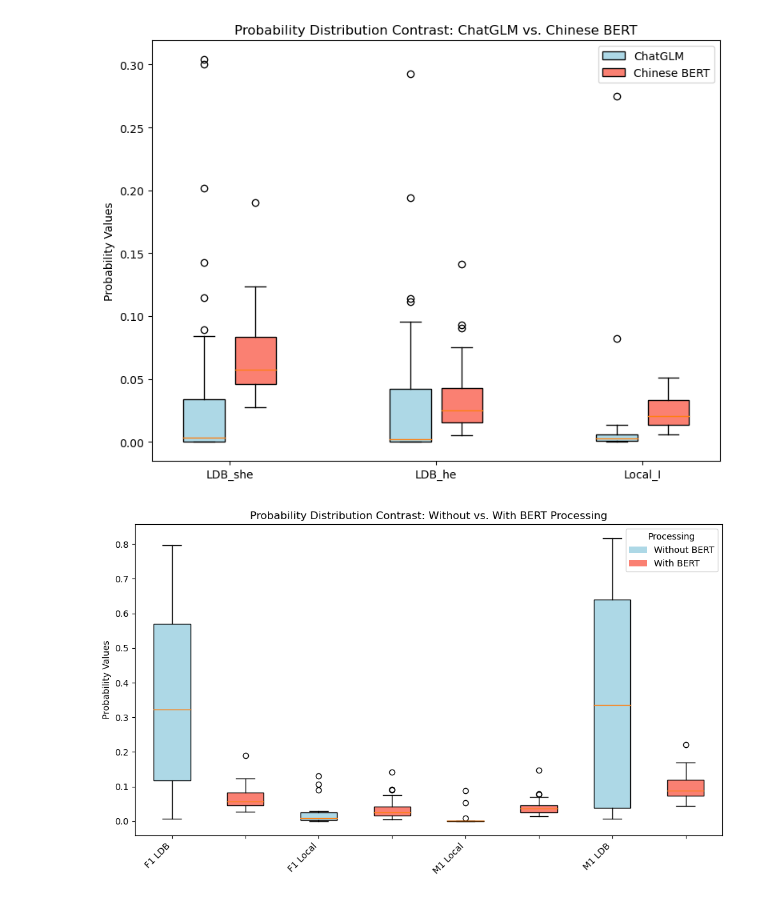
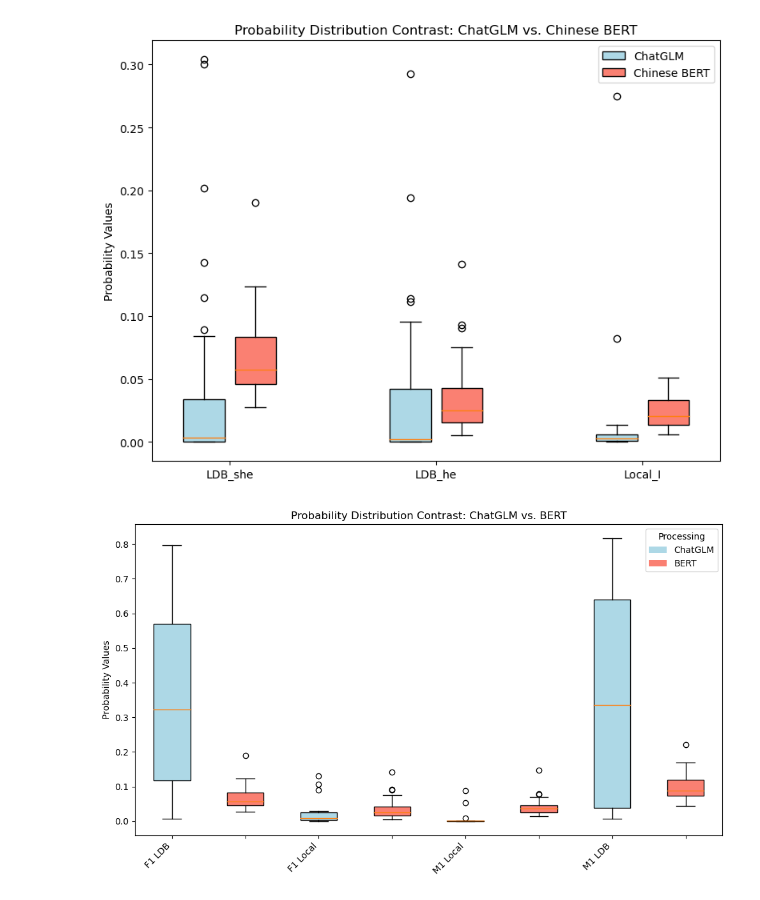
Before and after one commit to xiulinyang/zh-reflexive, a Jupyter notebook: visualize.ipynb, the cells around one changed output. Cells and saved outputs as stored; diff of their text form; code cells hidden in the pictures.

```diff
--- a/visualize.ipynb
+++ b/visualize.ipynb
@@ -142,34 +142,34 @@ import matplotlib.pyplot as plt
 data = [f1_her, bert_f1_her, f1_him, bert_f1_him, m1_her, bert_m1_her, m1_him, bert_m1_him]
 
 # Simplified labels for the x-axis without "BERT"
 labels = ['F1 LDB', '', 'F1 Local', '', 'M1 Local', '', 'M1 LDB', '']
 
 # Colors for visualization: Alternating for clarity, "lightblue" for without BERT, "salmon" for with BERT
 colors = ['lightblue', 'salmon'] * 4
 
 # Creating the boxplot
 fig, ax = plt.subplots(figsize=(10, 6))
 bplot = ax.boxplot(data, patch_artist=True)
 
 # Applying colors to boxes and adjusting properties for clarity
 for patch, color in zip(bplot['boxes'], colors):
     patch.set_facecolor(color)
 
 # Setting custom x-axis labels to visually group without and with BERT processing
 ax.set_xticklabels(labels, rotation=45, ha="right")
 
 # Adding a legend to distinguish between groups processed without and with BERT
 from matplotlib.patches import Patch
-legend_elements = [Patch(facecolor='lightblue', label='Without BERT'),
-                   Patch(facecolor='salmon', label='With BERT')]
+legend_elements = [Patch(facecolor='lightblue', label='ChatGLM'),
+                   Patch(facecolor='salmon', label='BERT')]
 ax.legend(handles=legend_elements, loc='upper right', title="Processing")
 
 # Adding title and y-axis label
-plt.title('Probability Distribution Contrast: Without vs. With BERT Processing')
+plt.title('Probability Distribution Contrast: ChatGLM vs. BERT')
 plt.ylabel('Probability Values')
 
 # Display the plot
 plt.tight_layout()
 plt.show()
 # %% [output]
-[figure, old version]
+[figure, new version]
```
Also changed, not shown: 9 other files.
